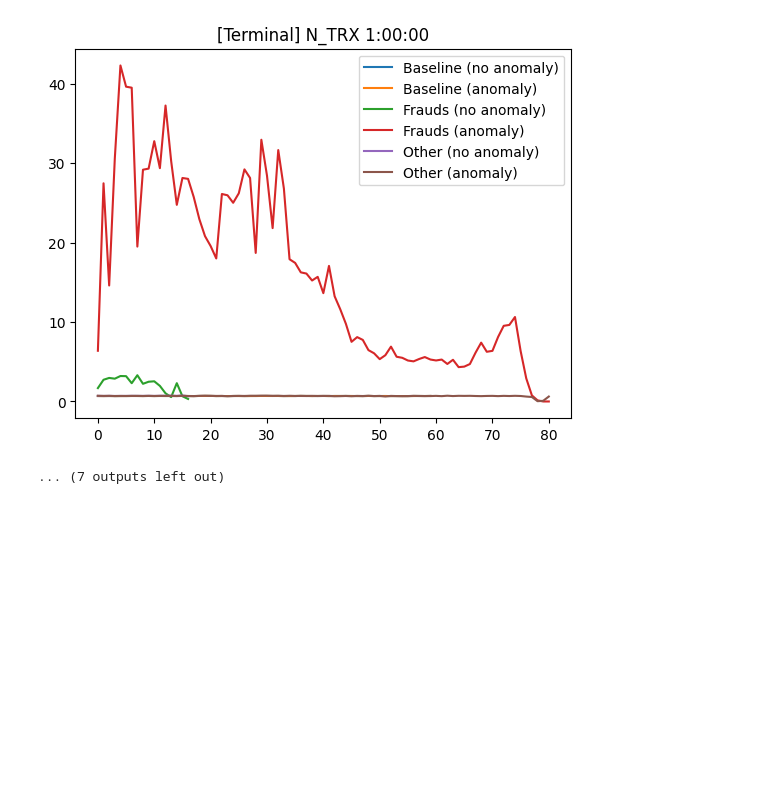
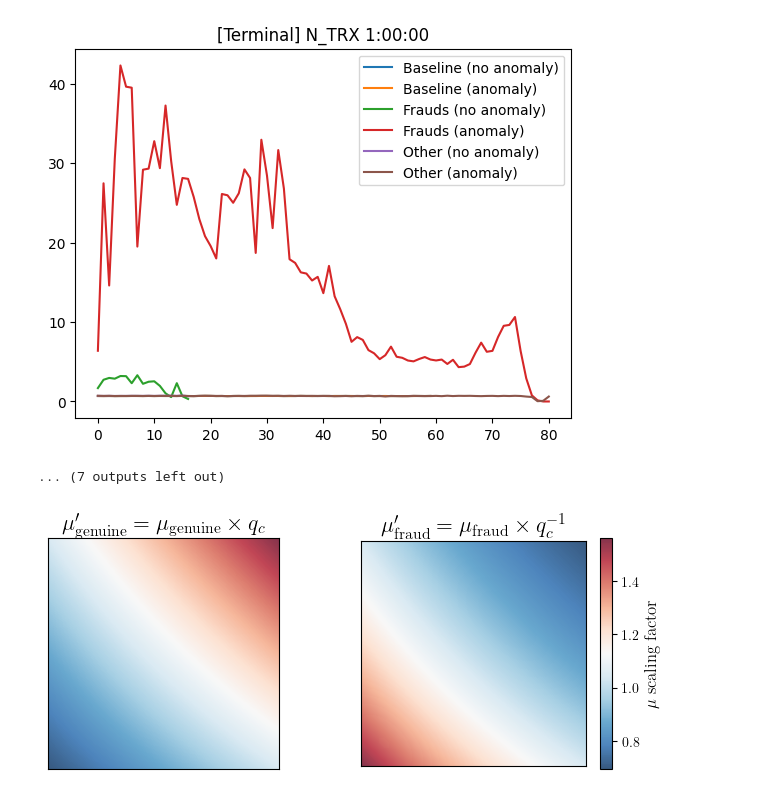
Before and after one commit to FaramirHurin/RL_Attack_September24, a Jupyter notebook: data-analysis.ipynb, the cells around one changed output. Saved outputs shown, nothing was run; the diff lists cells and outputs as text; code cells hidden in the pictures; blank space fills up the shorter version.

```diff
--- a/data-analysis.ipynb
+++ b/data-analysis.ipynb
@@ -150,3 +150,56 @@ for key in keys:
 [figure]
 [figure]
 ... (7 outputs left out)
+# %%
+import numpy as np
+import matplotlib.pyplot as plt
+from sklearn.preprocessing import MinMaxScaler
+import polars as pl
+
+plt.rcParams.update(
+    {
+        "text.usetex": True,  # Set to False to disable LaTeX rendering
+        "font.family": "serif",
+        "text.latex.preamble": r"\usepackage{amsmath}",
+        "font.serif": ["Latin Modern Roman"],  # Replace with the specific font used in your beamer poster
+        #'font.sans-serif': ['Latin Modern Sans'],
+        "font.size": 10,  # in beamer
+    }
+)
+
+ones = np.ones((200, 200))
+X, Y = np.meshgrid(np.arange(200), np.arange(200))
+dx = X - 100
+dy = Y - 100
+df = pl.DataFrame({
+    "dx": dx.flatten(),
+    "dy": dy.flatten(),
+    "x": X.flatten(),
+    "y": Y.flatten(),
+})
+r = MinMaxScaler(feature_range=(0.8, 1.2)).fit_transform(df.select("dx", "dy").to_numpy())
+df = df.with_columns(dx=pl.Series(r[:, 0]), dy=pl.Series(r[:, 1]))
+gamma = df.select("dx", "dy").to_numpy().prod(axis=1).reshape(200, 200)
+value_genuine = ones * gamma
+value_frauds = ones / gamma
+# Z = MinMaxScaler(feature_range=(0.8, 1.2)).fit_transform(Z)
+fig, (ax1, ax2) = plt.subplots(1, 2, figsize=(8, 3))
+
+ax1.imshow(value_genuine, extent=(0, 200, 0, 200), origin="lower", cmap="RdBu_r", alpha=0.8)
+#ax1.set_title(r"$\mu'_{\text{genuine}} = \tilde{x}_c \times \tilde{y}_c$", fontdict={"fontsize": 16})
+ax1.set_title(r"$\mu'_{\text{genuine}} = \mu_{\text{genuine}} \times q_c$", fontdict={"fontsize": 16})
+ax1.set_xticks([])
+ax1.set_yticks([])
+
+ax2.imshow(value_frauds, extent=(0, 200, 0, 200), origin="lower", cmap="RdBu_r", alpha=0.8)
+#ax2.set_title(r"$\mu'_{\text{frauds}} = \tilde{x}_c \times \tilde{y}_c$", fontdict={"fontsize": 16})
+ax2.set_title(r"$\mu'_{\text{fraud}} = \mu_{\text{fraud}} \times q_c^{-1}$", fontdict={"fontsize": 16})
+ax2.set_xticks([])
+ax2.set_yticks([])
+cbar2 = plt.colorbar(ax2.images[0], ax=ax2)
+#cbar2.ax.tick_params(labelsize=10)
+cbar2.set_label(r"$\mu$ scaling factor", fontsize=12)
+# plt.tight_layout()
+plt.savefig("results/scaling_factors.pdf", bbox_inches="tight")
+# %% [output]
+[figure, added]
```
Also changed, not shown: 10 other files.
